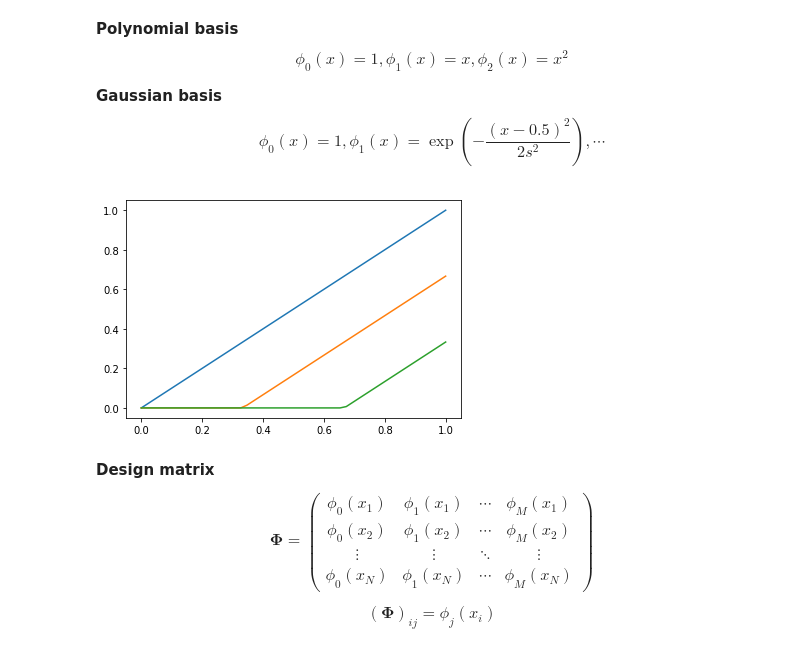
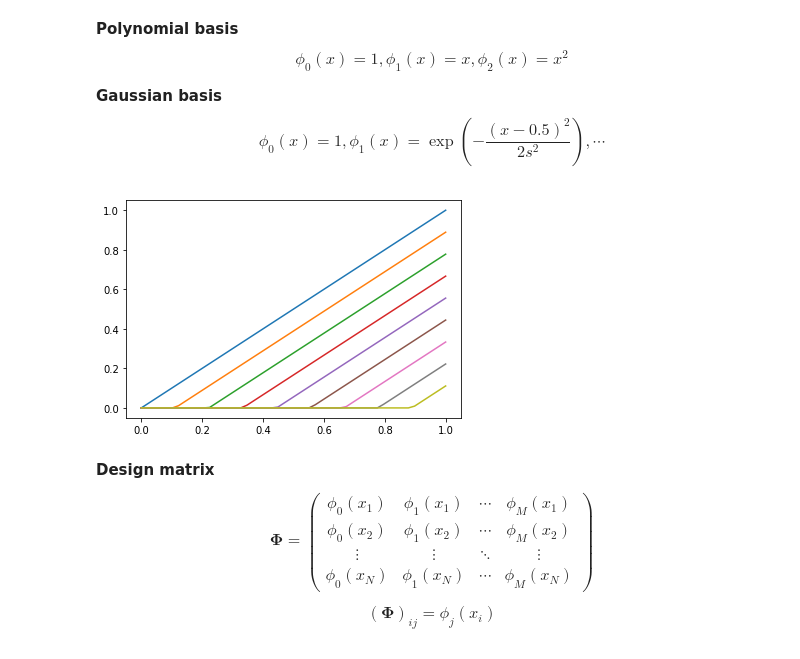
Before and after one commit to cdl-hanyang/cdl2022-s-ml, a Jupyter notebook: week2_1_linear_models.ipynb, the cells around one changed output. Cells and saved outputs as stored; diff of their text form; code cells hidden in the pictures.

```diff
--- a/week2_1_linear_models.ipynb
+++ b/week2_1_linear_models.ipynb
@@ -31,32 +31,32 @@ $$
 \phi_0(x) = 1, \phi_1(x) = \exp\left(-\frac{(x - 0.5)^2}{2s^2}\right), \cdots
 $$
 # %%
-M = 3
+M = 9
 basis = 'relu'
 
 if basis == 'gaussian':
     s = 0.5/M
     phi = lambda mu, x: np.exp(-(x - mu)**2/(2*s**2))
     mus = np.linspace(0, 1, M + 2)[1:-1]
     for mui in mus:
         plt.plot(xspan, phi(mui, xspan))
     plt.show()
 
 if basis == 'sine':
     phi = lambda omega, x: np.sin(omega*x)
     omegas = np.arange(1, M+1)
     for omega in omegas:
         plt.plot(xspan, phi(omega, xspan))
     plt.show()
 
 if basis == 'relu':
     phi = lambda mu, x: np.maximum(0, x - mu)
     mus = np.linspace(0, 1, M + 1)[:-1]
     for mui in mus:
         plt.plot(xspan, phi(mui, xspan))
     plt.show()
 # %% [output]
-[figure, old version]
+[figure, new version]
 # %% [markdown]
 **Design matrix**
 $$
```
Also changed, not shown: parts of 4 cells of this notebook.
